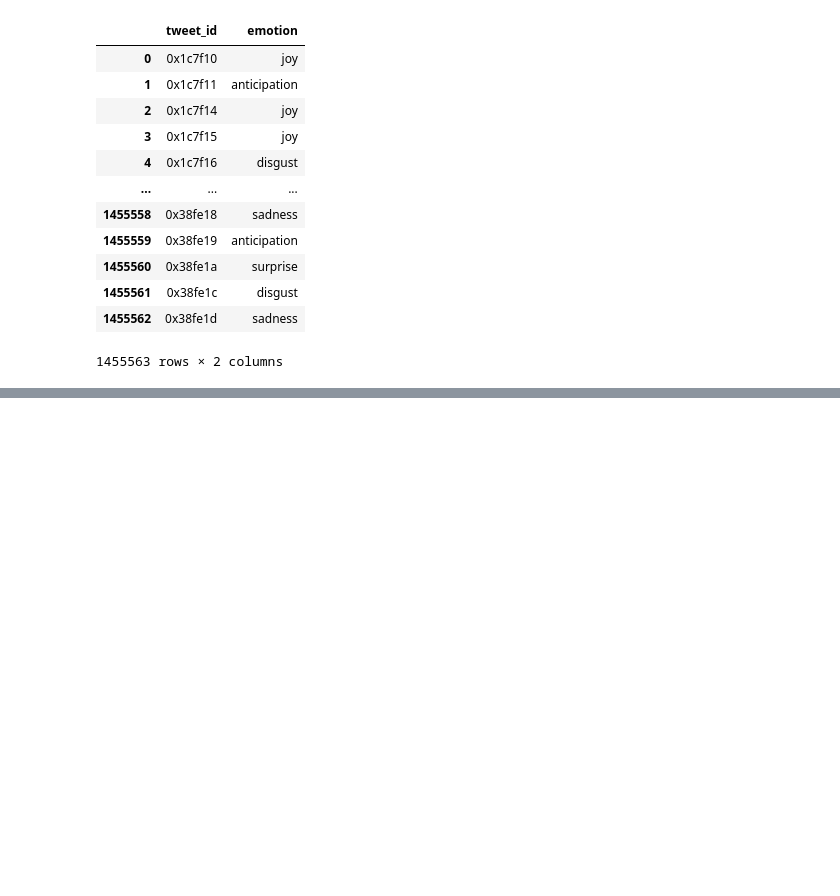
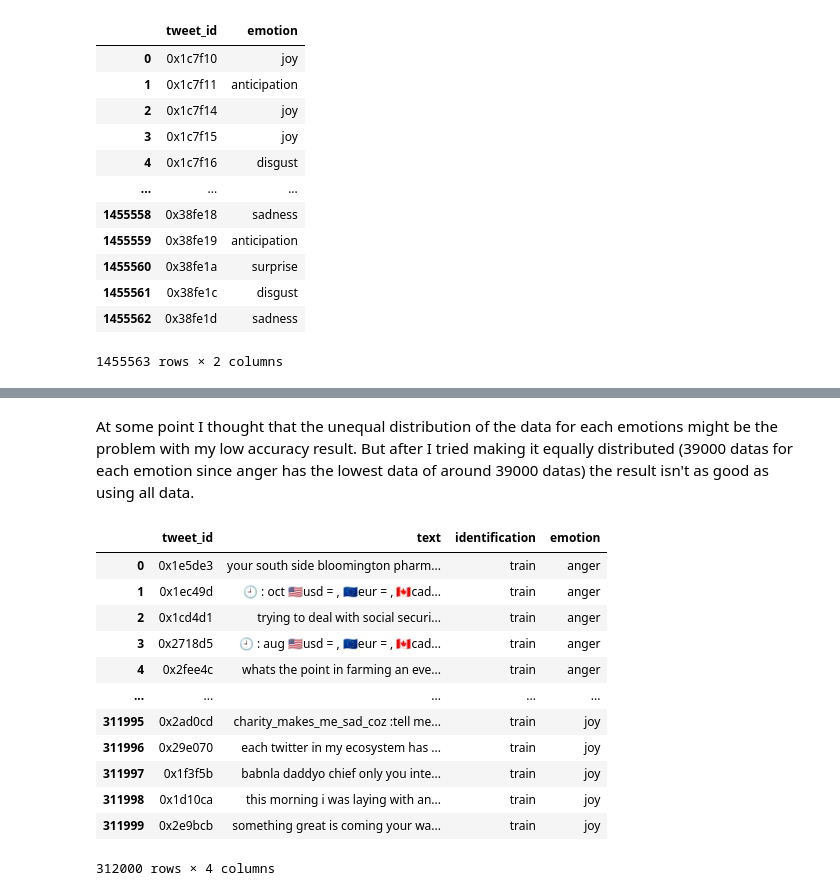
Before and after one commit to Lewisu/DM2022-Lab2-Homework, a Jupyter notebook: DM2021-Lab2-Homework.ipynb, the cells around one changed output, grey strips where cells are left out. Drawn from its saved outputs; the diff is of its cells as text; code cells hidden in the pictures; blank space fills up the shorter version.

```diff
--- a/DM2021-Lab2-Homework.ipynb
+++ b/DM2021-Lab2-Homework.ipynb
@@ -1138 +1144,24 @@ train_twitter
 1455563 rows × 4 columns
+# %% [markdown]
+At some point I thought that the unequal distribution of the data for each emotions might be the problem with my low accuracy result. But after I tried making it equally distributed (39000 datas for each emotion since anger has the lowest data of around 39000 datas) the result isn't as good as using all data.
+# %%
+my_tags = ['anger', 'anticipation', 'disgust', 'fear', 'sadness', 'surprise', 'trust', 'joy']
+train_subset = pd.DataFrame(columns = ["tweet_id", "text", "identification", "emotion"])
+# Make every emotion have same number of data
+for emotion in my_tags:
+    train_subset = pd.concat([train_subset, train_twitter[train_twitter["emotion"] == emotion].sample(n = 39000)], ignore_index = True)
+train_subset
+# %% [output]
+|  | tweet_id | text | identification | emotion |
+| 0 | 0x1e5de3 | your south side bloomington pharm... | train | anger |
+| 1 | 0x1ec49d | 🕘 : oct 🇺🇸usd = , 🇪🇺eur = , 🇨🇦cad... | train | anger |
+| 2 | 0x1cd4d1 | trying to deal with social securi... | train | anger |
+| 3 | 0x2718d5 | 🕘 : aug 🇺🇸usd = , 🇪🇺eur = , 🇨🇦cad... | train | anger |
+| 4 | 0x2fee4c | whats the point in farming an eve... | train | anger |
+| ... | ... | ... | ... | ... |
+| 311995 | 0x2ad0cd | charity_makes_me_sad_coz :tell me... | train | joy |
+| 311996 | 0x29e070 | each twitter in my ecosystem has ... | train | joy |
+| 311997 | 0x1f3f5b | babnla daddyo chief only you inte... | train | joy |
+| 311998 | 0x1d10ca | this morning i was laying with an... | train | joy |
+| 311999 | 0x2e9bcb | something great is coming your wa... | train | joy |
+312000 rows × 4 columns
```
Also changed, not shown: parts of 38 cells of this notebook, 2 other files.
